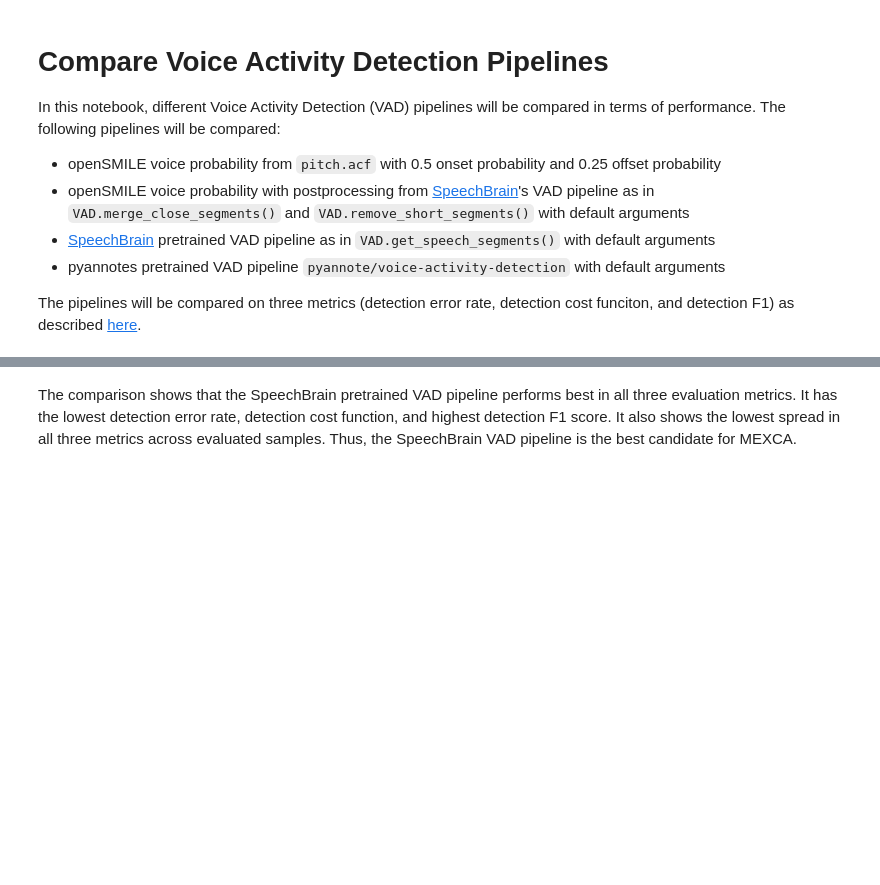
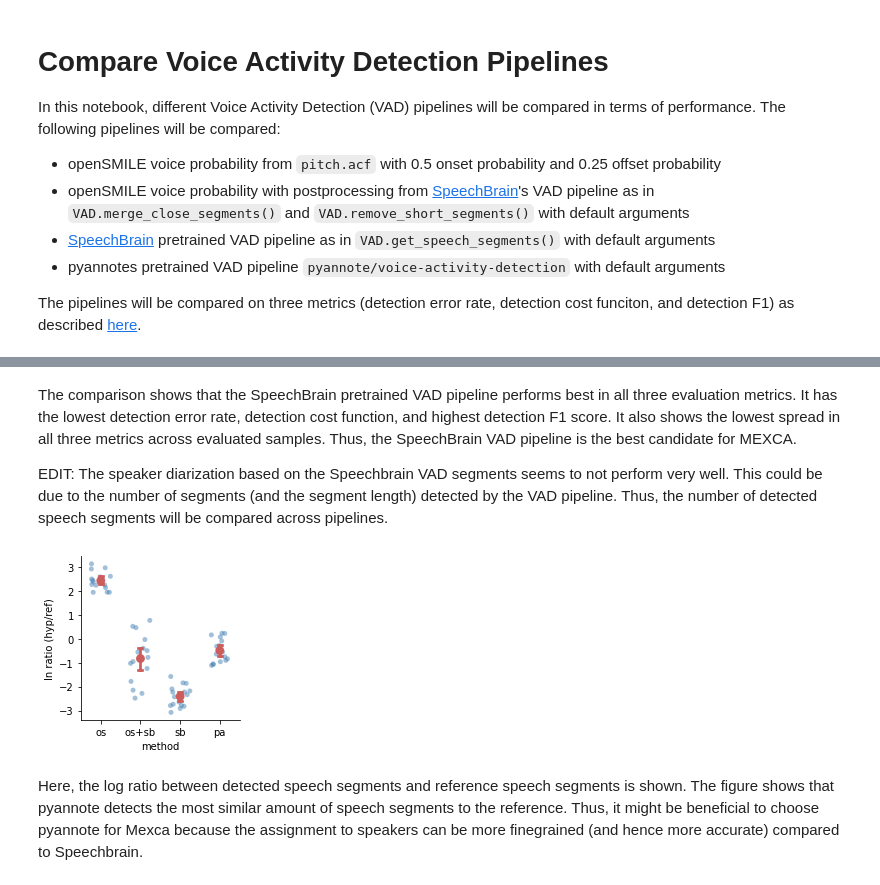
Before and after one commit to mexca/mexca-sd-experiment, a Jupyter notebook: voice-activity-detection/compare_vad.ipynb, the cells around one changed output, grey strips where cells are left out. Drawn from its saved outputs; the diff is of its cells as text; code cells hidden in the pictures; blank space fills up the shorter version.

Commit message:
Add figure for voice activity detection segment ratio

```diff
--- a/voice-activity-detection/compare_vad.ipynb
+++ b/voice-activity-detection/compare_vad.ipynb
@@ -110,2 +110,30 @@ grid.savefig("vad_results.png")
 # %% [markdown]
 The comparison shows that the SpeechBrain pretrained VAD pipeline performs best in all three evaluation metrics. It has the lowest detection error rate, detection cost function, and highest detection F1 score. It also shows the lowest spread in all three metrics across evaluated samples. Thus, the SpeechBrain VAD pipeline is the best candidate for MEXCA.
+
+EDIT: The speaker diarization based on the Speechbrain VAD segments seems to not perform very well. This could be due to the number of segments (and the segment length) detected by the VAD pipeline. Thus, the number of detected speech segments will be compared across pipelines.
+# %%
+n_segments_df = {"method": [], "ratio": []}
+
+for res_dir in RESULTS:
+    for i, hypothesis in enumerate(timelines[res_dir]):
+        reference = timelines["reference"][i]
+        n_segments_df["method"].append(method_labels[res_dir])
+        n_segments_df["ratio"].append(np.log(len(hypothesis)/len(reference)))
+
+n_segments_df = pd.DataFrame(n_segments_df)
+# %%
+grid = sns.FacetGrid(data=n_segments_df)
+
+grid.map(sns.stripplot, "method", "ratio", color="steelblue",
+         order=method_labels.values(), alpha=0.5, jitter=0.25, zorder=1)
+grid.map(sns.pointplot, "method", "ratio", color="indianred", join=False,
+         order=method_labels.values(), estimator=np.mean, capsize=0.1, zorder=2)
+
+grid.set(ylabel="ln ratio (hyp/ref)")
+
+grid.savefig("vad_n_segments_ratio.pdf")
+grid.savefig("vad_n_segments_ratio.png")
+# %% [output]
+[figure, added]
+# %% [markdown]
+Here, the log ratio between detected speech segments and reference speech segments is shown. The figure shows that pyannote detects the most similar amount of speech segments to the reference. Thus, it might be beneficial to choose pyannote for Mexca because the assignment to speakers can be more finegrained (and hence more accurate) compared to Speechbrain.
```
Also changed, not shown: parts of 1 cell of this notebook, 2 other files.
